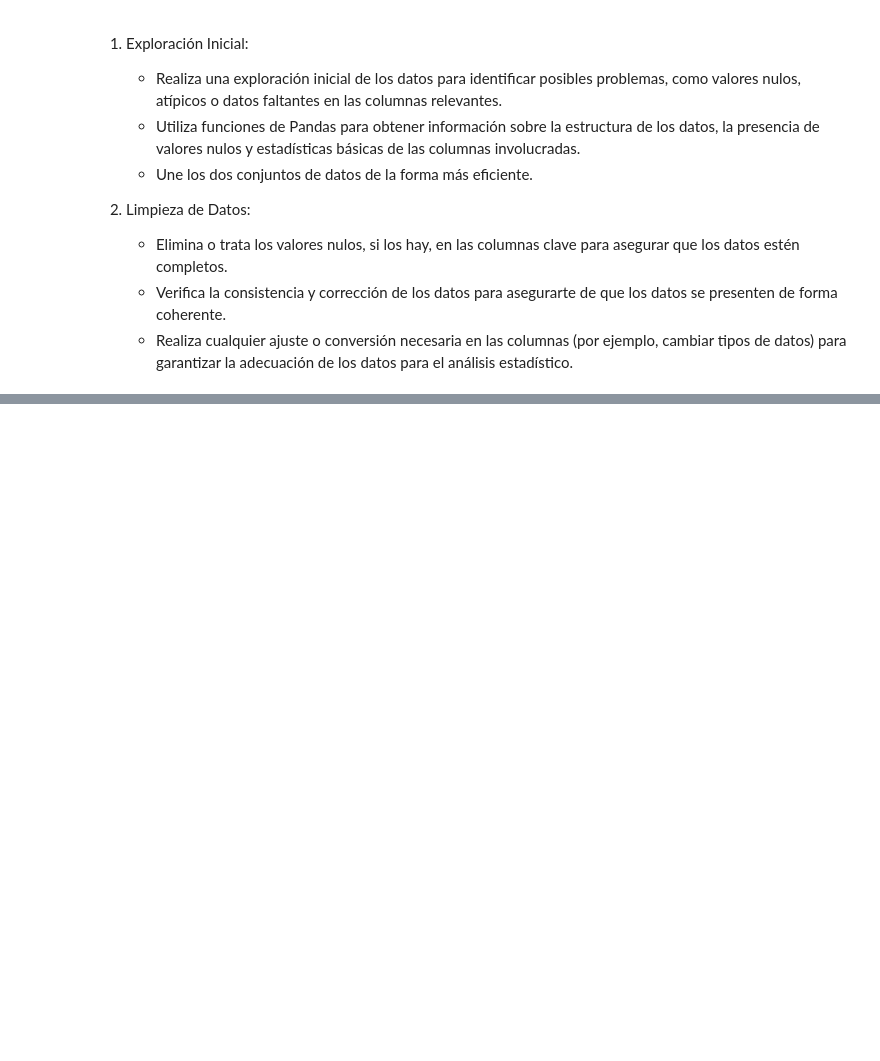
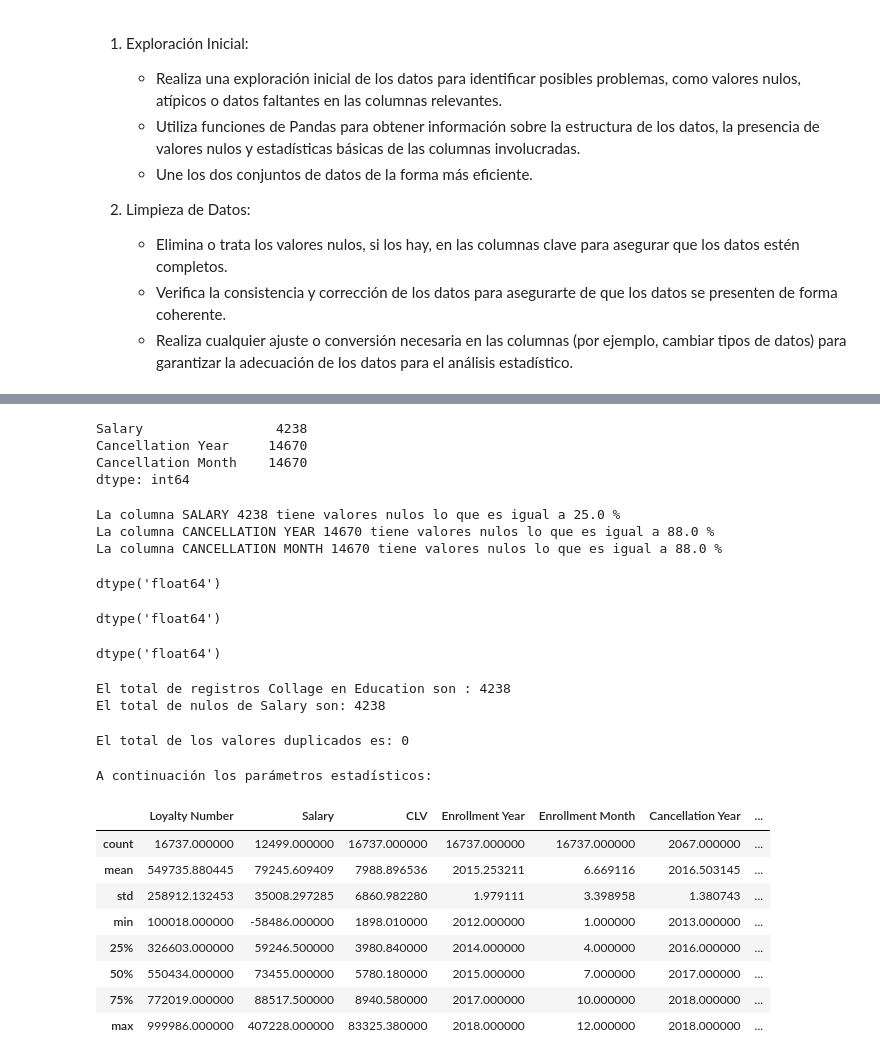
Before and after one commit to Adalab/bda-modulo-3-evaluacion-final-Aniitaa7, a Jupyter notebook: Fase-1_Exploración_Limpieza.ipynb, the cells around one changed output, grey strips where cells are left out. Saved outputs shown, nothing was run; the diff lists cells and outputs as text; code cells hidden in the pictures; blank space fills up the shorter version.

```diff
--- a/Fase-1_Exploración_Limpieza.ipynb
+++ b/Fase-1_Exploración_Limpieza.ipynb
@@ -36,0 +255,68 @@ customer_info = pd.read_csv('Customer Loyalty History.csv', index_col=0)
+# %%
+# Mostrar solo las columnas con los valores nulos y el total de ellos
+customer_info.isna().sum()[customer_info.isna().sum() > 0]
+# %% [output]
+Salary                 4238
+Cancellation Year     14670
+Cancellation Month    14670
+dtype: int64
+# %%
+# Se van a mostar los valores nulos y sus respectivos porcentajes
+
+columnas = ['Salary', 'Cancellation Year', 'Cancellation Month']
+
+for col in columnas:
+    procentajes_nulos = (customer_info[col].isna().sum() / len(customer_info)) * 100
+    print(f'La columna {col.upper()} {customer_info[col].isnull().sum()} tiene valores nulos lo que es igual a {procentajes_nulos.round()} %')
+# %% [output]
+La columna SALARY 4238 tiene valores nulos lo que es igual a 25.0 %
+La columna CANCELLATION YEAR 14670 tiene valores nulos lo que es igual a 88.0 %
+La columna CANCELLATION MONTH 14670 tiene valores nulos lo que es igual a 88.0 %
+# %%
+# Comprobar de qué tipo son las columnas con nulos
+
+customer_info['Salary'].dtype
+# %% [output]
+dtype('float64')
+# %%
+customer_info['Cancellation Year'].dtype
+# %% [output]
+dtype('float64')
+# %%
+customer_info['Cancellation Month'].dtype
+# %% [output]
+dtype('float64')
+# %%
+# Se observó al principio que cuando hay valores nulos en 'Salary' los registros de 'Education' son College
+# Como no se pueden ver todas las filas se va a reazliar un recuento de los colleges de 'Education' por si es igual que el recuento de los nulos de 'Salary'
+
+total_college = customer_info[customer_info['Education'] == 'College'].shape[0]
+total_nulos_salary = customer_info['Salary'].isnull().sum()
+
+print(f'El total de registros Collage en Education son : {total_college}')
+print(f'El total de nulos de Salary son: {total_nulos_salary}')
+# %% [output]
+El total de registros Collage en Education son : 4238
+El total de nulos de Salary son: 4238
+# %%
+# Es hora de comprobar su hay valores duplicados
+
+print(f'El total de los valores duplicados es: {customer_info.duplicated().sum()}')
+# %% [output]
+El total de los valores duplicados es: 0
+# %%
+# Se estudian los parámetros estadísticos
+
+print(f'A continuación los parámetros estadísticos:')
+customer_info.describe()
+# %% [output]
+A continuación los parámetros estadísticos:
+|  | Loyalty Number | Salary | CLV | Enrollment Year | Enrollment Month | Cancellation Year | ... |
+| count | 16737.000000 | 12499.000000 | 16737.000000 | 16737.000000 | 16737.000000 | 2067.000000 | ... |
+| mean | 549735.880445 | 79245.609409 | 7988.896536 | 2015.253211 | 6.669116 | 2016.503145 | ... |
+| std | 258912.132453 | 35008.297285 | 6860.982280 | 1.979111 | 3.398958 | 1.380743 | ... |
+| min | 100018.000000 | -58486.000000 | 1898.010000 | 2012.000000 | 1.000000 | 2013.000000 | ... |
+| 25% | 326603.000000 | 59246.500000 | 3980.840000 | 2014.000000 | 4.000000 | 2016.000000 | ... |
+| 50% | 550434.000000 | 73455.000000 | 5780.180000 | 2015.000000 | 7.000000 | 2017.000000 | ... |
+| 75% | 772019.000000 | 88517.500000 | 8940.580000 | 2017.000000 | 10.000000 | 2018.000000 | ... |
+| max | 999986.000000 | 407228.000000 | 83325.380000 | 2018.000000 | 12.000000 | 2018.000000 | ... |
```
Also changed, not shown: parts of 37 cells of this notebook, 2 other files.
